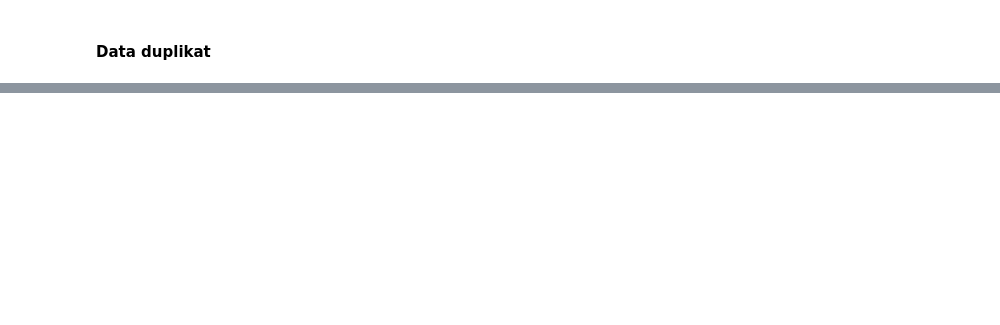
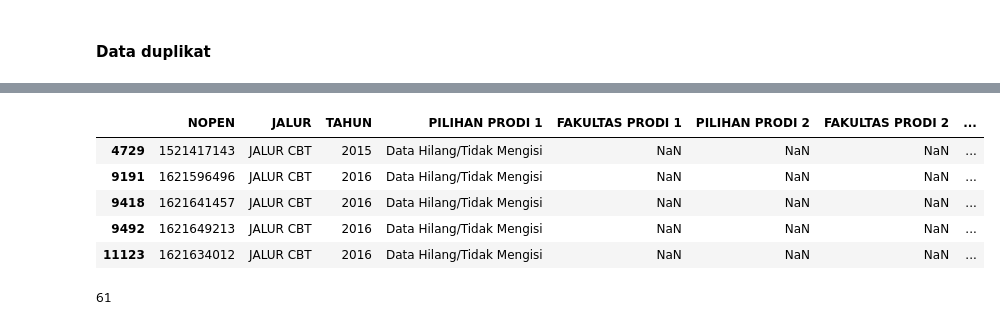
Before and after one commit to dhikaramadhansaputra/Full_Project_Data_Analyst, a Jupyter notebook: Tren Penerimaan MABA UMP 2014 - 2024/worksheet/pre-processing.ipynb, the cells around one changed output, grey strips where cells are left out. Cells and saved outputs as stored; diff of their text form; code cells hidden in the pictures; blank space fills up the shorter version.

```diff
--- a/Tren Penerimaan MABA UMP 2014 - 2024/worksheet/pre-processing.ipynb
+++ b/Tren Penerimaan MABA UMP 2014 - 2024/worksheet/pre-processing.ipynb
@@ -613,0 +646,15 @@ df.head()
+# %%
+# mengecek sampel data setelah missing values di atasi
+df[df['PILIHAN PRODI 1'] == 'Data Hilang/Tidak Mengisi'].head()
+# %% [output]
+|  | NOPEN | JALUR | TAHUN | PILIHAN PRODI 1 | FAKULTAS PRODI 1 | PILIHAN PRODI 2 | FAKULTAS PRODI 2 | ... |
+| 4729 | 1521417143 | JALUR CBT | 2015 | Data Hilang/Tidak Mengisi | NaN | NaN | NaN | ... |
+| 9191 | 1621596496 | JALUR CBT | 2016 | Data Hilang/Tidak Mengisi | NaN | NaN | NaN | ... |
+| 9418 | 1621641457 | JALUR CBT | 2016 | Data Hilang/Tidak Mengisi | NaN | NaN | NaN | ... |
+| 9492 | 1621649213 | JALUR CBT | 2016 | Data Hilang/Tidak Mengisi | NaN | NaN | NaN | ... |
+| 11123 | 1621634012 | JALUR CBT | 2016 | Data Hilang/Tidak Mengisi | NaN | NaN | NaN | ... |
+# %%
+# total Data Hilang/Tidak Mengisi kolom PILIHAN PRODI 1
+len(df[df['PILIHAN PRODI 1'] == 'Data Hilang/Tidak Mengisi'])
+# %% [output]
+61
```
Also changed, not shown: parts of 43 cells of this notebook, 3 other files.
